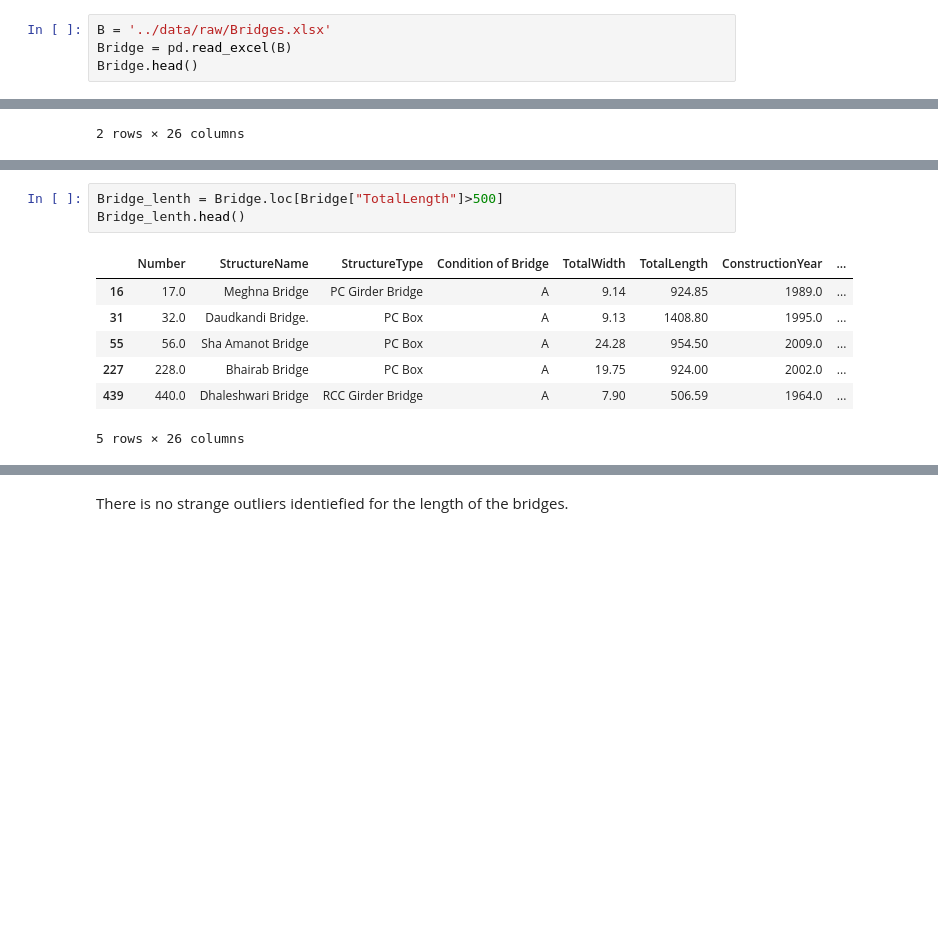
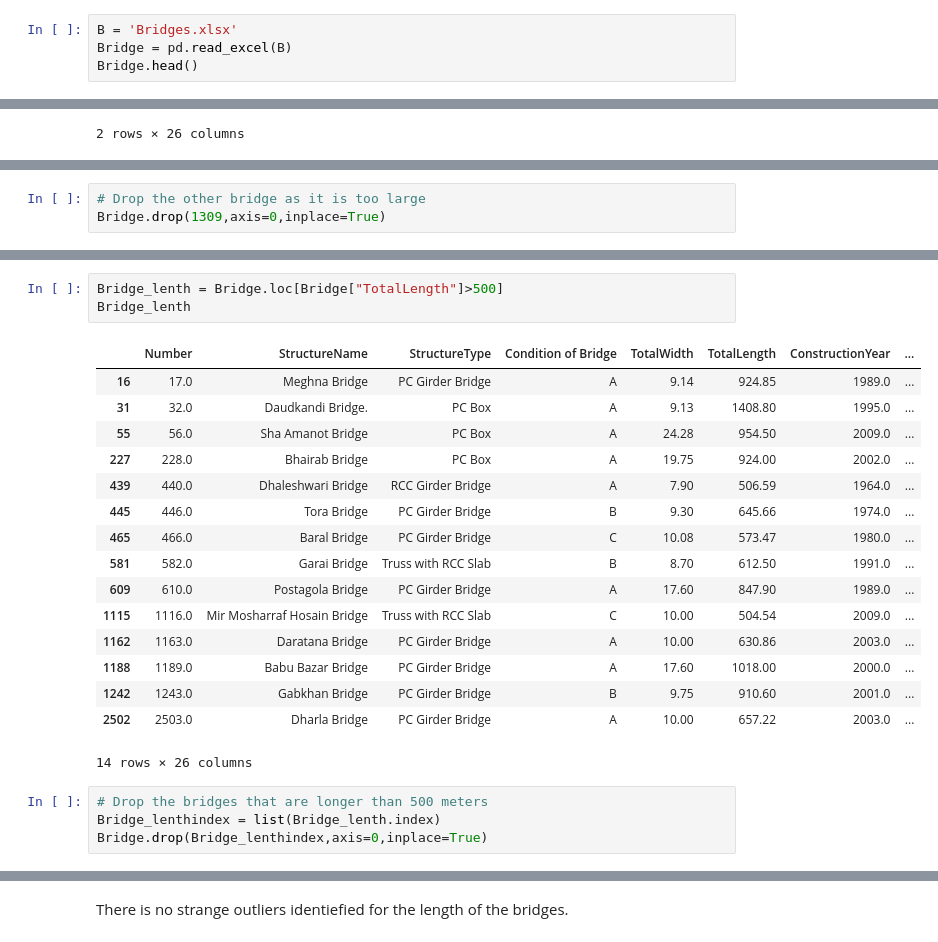
Before and after one commit to EwoutH/EPA1352-Adv-Simulation, a Jupyter notebook: EPA1352-G06-A1/notebook/Bridges.ipynb, the cells around one changed output, grey strips where cells are left out. Drawn from its saved outputs; the diff is of its cells as text; blank space fills up the shorter version.

```diff
--- a/EPA1352-G06-A1/notebook/Bridges.ipynb
+++ b/EPA1352-G06-A1/notebook/Bridges.ipynb
@@ -3,7 +3,7 @@ import pandas as pd
 import seaborn as sns
 import os
 # %%
-B = '../data/raw/Bridges.xlsx'
+B = 'Bridges.xlsx'
 Bridge = pd.read_excel(B)
 Bridge.head()
 # %% [output]
@@ -72,3 +71,6 @@ After checking on google these bridges, only Shikalbaha Bridge is correct, the o
+# %%
+# Drop the other bridge as it is too large
+Bridge.drop(1309,axis=0,inplace=True)
 # %%
 # plot a histogram of the total length of the bridges in order to identify any strange outliers
 sns.histplot(data = Bridge, x= "TotalLength")
@@ -78,11 +80,24 @@ sns.histplot(data = Bridge, x= "TotalLength")
 # %%
 Bridge_lenth = Bridge.loc[Bridge["TotalLength"]>500]
-Bridge_lenth.head()
+Bridge_lenth
 # %% [output]
 |  | Number | StructureName | StructureType | Condition of Bridge | TotalWidth | TotalLength | ConstructionYear | ... |
 | 16 | 17.0 | Meghna Bridge | PC Girder Bridge | A | 9.14 | 924.85 | 1989.0 | ... |
 | 31 | 32.0 | Daudkandi Bridge. | PC Box | A | 9.13 | 1408.80 | 1995.0 | ... |
 | 55 | 56.0 | Sha Amanot Bridge | PC Box | A | 24.28 | 954.50 | 2009.0 | ... |
 | 227 | 228.0 | Bhairab Bridge | PC Box | A | 19.75 | 924.00 | 2002.0 | ... |
 | 439 | 440.0 | Dhaleshwari Bridge | RCC Girder Bridge | A | 7.90 | 506.59 | 1964.0 | ... |
+| 445 | 446.0 | Tora Bridge | PC Girder Bridge | B | 9.30 | 645.66 | 1974.0 | ... |
+| 465 | 466.0 | Baral Bridge | PC Girder Bridge | C | 10.08 | 573.47 | 1980.0 | ... |
+| 581 | 582.0 | Garai Bridge | Truss with RCC Slab | B | 8.70 | 612.50 | 1991.0 | ... |
+| 609 | 610.0 | Postagola Bridge | PC Girder Bridge | A | 17.60 | 847.90 | 1989.0 | ... |
+| 1115 | 1116.0 | Mir Mosharraf Hosain Bridge | Truss with RCC Slab | C | 10.00 | 504.54 | 2009.0 | ... |
+| 1162 | 1163.0 | Daratana Bridge | PC Girder Bridge | A | 10.00 | 630.86 | 2003.0 | ... |
+| 1188 | 1189.0 | Babu Bazar Bridge | PC Girder Bridge | A | 17.60 | 1018.00 | 2000.0 | ... |
+| 1242 | 1243.0 | Gabkhan Bridge | PC Girder Bridge | B | 9.75 | 910.60 | 2001.0 | ... |
+| 2502 | 2503.0 | Dharla Bridge | PC Girder Bridge | A | 10.00 | 657.22 | 2003.0 | ... |
-5 rows × 26 columns
+14 rows × 26 columns
+# %%
+# Drop the bridges that are longer than 500 meters
+Bridge_lenthindex = list(Bridge_lenth.index)
+Bridge.drop(Bridge_lenthindex,axis=0,inplace=True)
```
Also changed, not shown: parts of 18 cells of this notebook.
